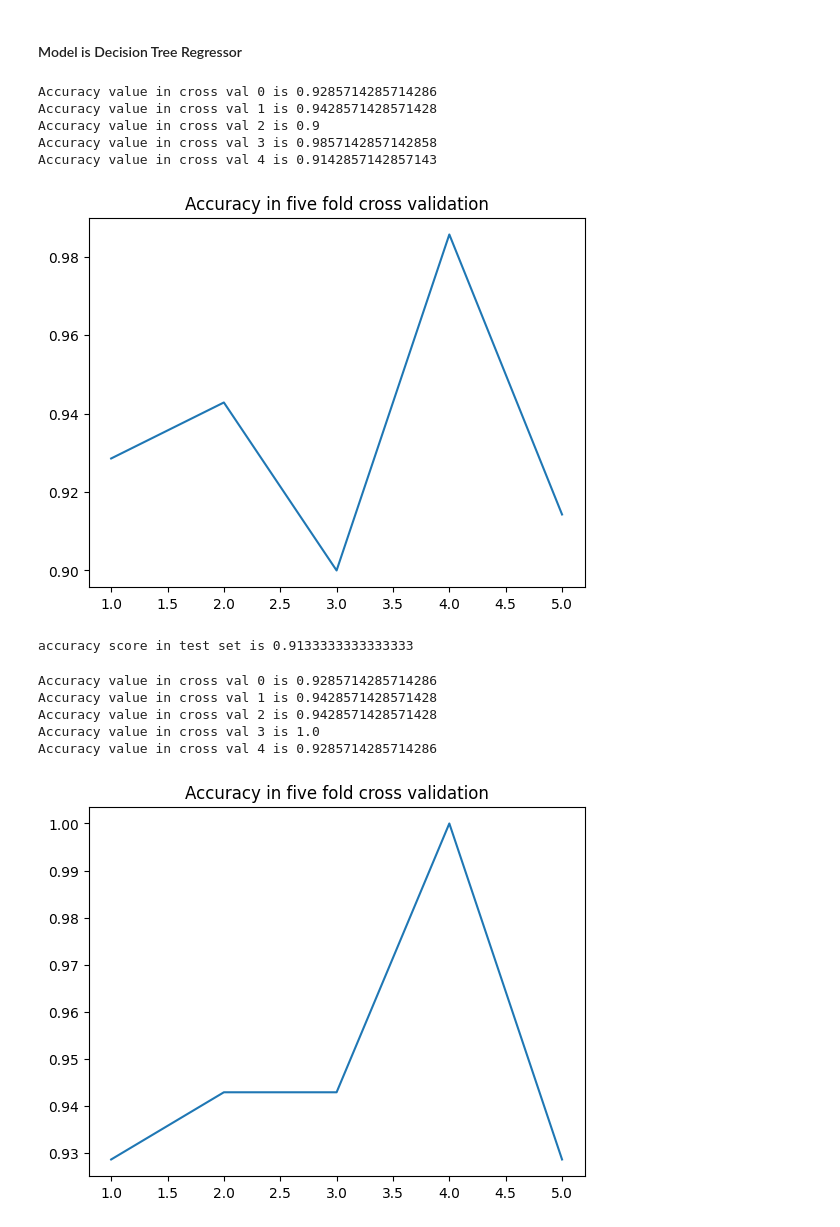
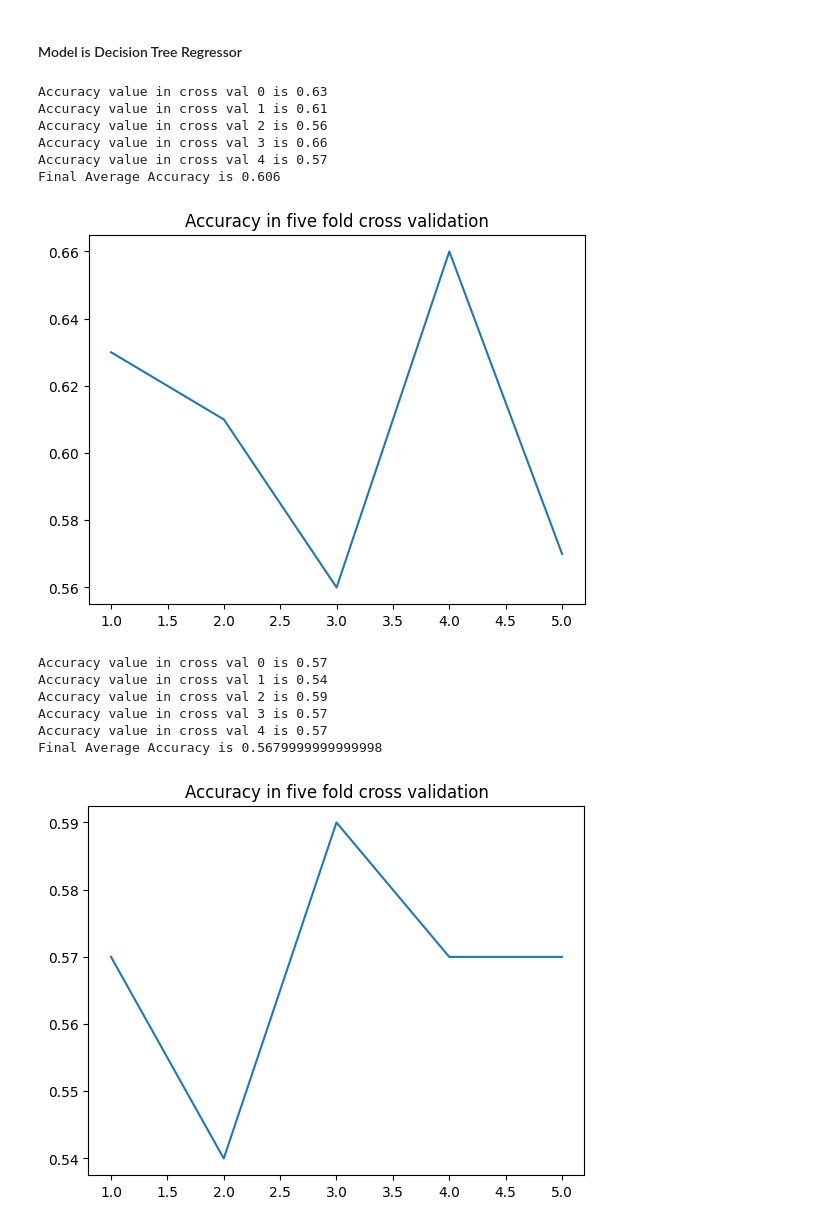
Before and after one commit to arjun8009/Python-Exeter, a Jupyter notebook: Learning Form Data ECMM445-CA1.ipynb, the cells around one changed output. Drawn from its saved outputs; the diff is of its cells as text; code cells hidden in the pictures.

```diff
--- a/Learning Form Data ECMM445-CA1.ipynb
+++ b/Learning Form Data ECMM445-CA1.ipynb
@@ -1068,8 +1059,8 @@ for n,(train_index,test_index) in enumerate(splits):
     train_indexes_per_split.append(train_index)
     test_indexes_per_split.append(test_index)
 # %%
-xtrains = xtrain.to_numpy()
-ytrains = ytrain.to_numpy()
+xtrains = X.to_numpy()
+ytrains = Y.to_numpy()
 # %% [markdown]
 #### Model is Random Forest Regressor with n_estimators = 100
 # %%
@@ -1104,14 +1093,14 @@ accuracy score in test set is 0.9466666666666667
 # %%
 from sklearn.svm import SVC
 Accuracy = []
-
-model = SVC(kernel='linear')
+model_svcl = SVC(kernel='linear')
 for i in range(5):
-    model.fit(xtrains[train_indexes_per_split[i]],ytrains[train_indexes_per_split[i]])
+    model_svcl.fit(xtrains[train_indexes_per_split[i]],ytrains[train_indexes_per_split[i]])
     print('Accuracy value in cross val {0} is {1}'.format(i,accuracy_score(ytrains[test_indexes_per_split[i]],
-    model.predict(xtrains[test_indexes_per_split[i]]))))
+    model_svcl.predict(xtrains[test_indexes_per_split[i]]))))
     Accuracy.append(accuracy_score(ytrains[test_indexes_per_split[i]],
-    model.predict(xtrains[test_indexes_per_split[i]])))
+    model_svcl.predict(xtrains[test_indexes_per_split[i]])))
+print('Final Average Accuracy is {0}'.format(sum(Accuracy)/5))
 plt.figure()
 plt.title('Accuracy in five fold cross validation')
 plt.plot([1,2,3,4,5],Accuracy)
@@ -1131,13 +1119,14 @@ accuracy score in test set is 0.9466666666666667
 #### Model is SVR with kernel RBF
 # %%
 Accuracy = []
-model = SVC(kernel='rbf')
+model_rbf = SVC(kernel='rbf')
 for i in range(5):
-    model.fit(xtrains[train_indexes_per_split[i]],ytrains[train_indexes_per_split[i]])
+    model_rbf.fit(xtrains[train_indexes_per_split[i]],ytrains[train_indexes_per_split[i]])
     print('Accuracy value in cross val {0} is {1}'.format(i,accuracy_score(ytrains[test_indexes_per_split[i]],
-    model.predict(xtrains[test_indexes_per_split[i]]))))
+    model_rbf.predict(xtrains[test_indexes_per_split[i]]))))
     Accuracy.append(accuracy_score(ytrains[test_indexes_per_split[i]],
-    model.predict(xtrains[test_indexes_per_split[i]])))
+    model_rbf.predict(xtrains[test_indexes_per_split[i]])))
+print('Final Average Accuracy is {0}'.format(sum(Accuracy)/5))
 plt.figure()
 plt.title('Accuracy in five fold cross validation')
 plt.plot([1,2,3,4,5],Accuracy)
@@ -1158,46 +1144,46 @@ Accuracy score in test set is 0.9466666666666667
 # %%
 from sklearn.tree import DecisionTreeClassifier
 Accuracy = []
-model = DecisionTreeClassifier(max_depth=4)
+model_dtc = DecisionTreeClassifier(max_depth=6)
 for i in range(5):
-    model.fit(xtrains[train_indexes_per_split[i]],ytrains[train_indexes_per_split[i]])
+    model_dtc.fit(xtrains[train_indexes_per_split[i]],ytrains[train_indexes_per_split[i]])
     print('Accuracy value in cross val {0} is {1}'.format(i,accuracy_score(ytrains[test_indexes_per_split[i]],
-    model.predict(xtrains[test_indexes_per_split[i]]))))
+    model_dtc.predict(xtrains[test_indexes_per_split[i]]))))
     Accuracy.append(accuracy_score(ytrains[test_indexes_per_split[i]],
-    model.predict(xtrains[test_indexes_per_split[i]])))
+    model_dtc.predict(xtrains[test_indexes_per_split[i]])))
+print('Final Average Accuracy is {0}'.format(sum(Accuracy)/5))
 plt.figure()
 plt.title('Accuracy in five fold cross validation')
 plt.plot([1,2,3,4,5],Accuracy)
 plt.show()
 # %% [output]
-Accuracy value in cross val 0 is 0.9285714285714286
-Accuracy value in cross val 1 is 0.9428571428571428
-Accuracy value in cross val 2 is 0.9
-Accuracy value in cross val 3 is 0.9857142857142858
-Accuracy value in cross val 4 is 0.9142857142857143
+Accuracy value in cross val 0 is 0.63
+Accuracy value in cross val 1 is 0.61
+Accuracy value in cross val 2 is 0.56
+Accuracy value in cross val 3 is 0.66
+Accuracy value in cross val 4 is 0.57
+Final Average Accuracy is 0.606
-[figure, old version]
+[figure, new version]
-# %%
-print('accuracy score in test set is {0}'.format(accuracy_score(ytest,model.predict(xtest))))
-# %% [output]
-accuracy score in test set is 0.9133333333333333
 # %%
 from sklearn.neural_network import MLPClassifier
 Accuracy = []
-model = MLPClassifier(hidden_layer_sizes=(100,4),activation='relu',solver='adam',random_state=68)
+model_mlp = MLPClassifier(hidden_layer_sizes=(300,4),activation='relu',solver='adam',random_state=79)
 for i in range(5):
-    model.fit(xtrains[train_indexes_per_split[i]],ytrains[train_indexes_per_split[i]])
+    model_mlp.fit(xtrains[train_indexes_per_split[i]],ytrains[train_indexes_per_split[i]])
     print('Accuracy value in cross val {0} is {1}'.format(i,accuracy_score(ytrains[test_indexes_per_split[i]],
-    model.predict(xtrains[test_indexes_per_split[i]]))))
+    model_mlp.predict(xtrains[test_indexes_per_split[i]]))))
     Accuracy.append(accuracy_score(ytrains[test_indexes_per_split[i]],
-    model.predict(xtrains[test_indexes_per_split[i]])))
+    model_mlp.predict(xtrains[test_indexes_per_split[i]])))
+print('Final Average Accuracy is {0}'.format(sum(Accuracy)/5))
 plt.figure()
 plt.title('Accuracy in five fold cross validation')
 plt.plot([1,2,3,4,5],Accuracy)
 plt.show()
 # %% [output]
-Accuracy value in cross val 0 is 0.9285714285714286
-Accuracy value in cross val 1 is 0.9428571428571428
-Accuracy value in cross val 2 is 0.9428571428571428
-Accuracy value in cross val 3 is 1.0
-Accuracy value in cross val 4 is 0.9285714285714286
+Accuracy value in cross val 0 is 0.57
+Accuracy value in cross val 1 is 0.54
+Accuracy value in cross val 2 is 0.59
+Accuracy value in cross val 3 is 0.57
+Accuracy value in cross val 4 is 0.57
+Final Average Accuracy is 0.5679999999999998
-[figure, old version]
+[figure, new version]
```
Also changed, not shown: parts of 30 cells of this notebook.
